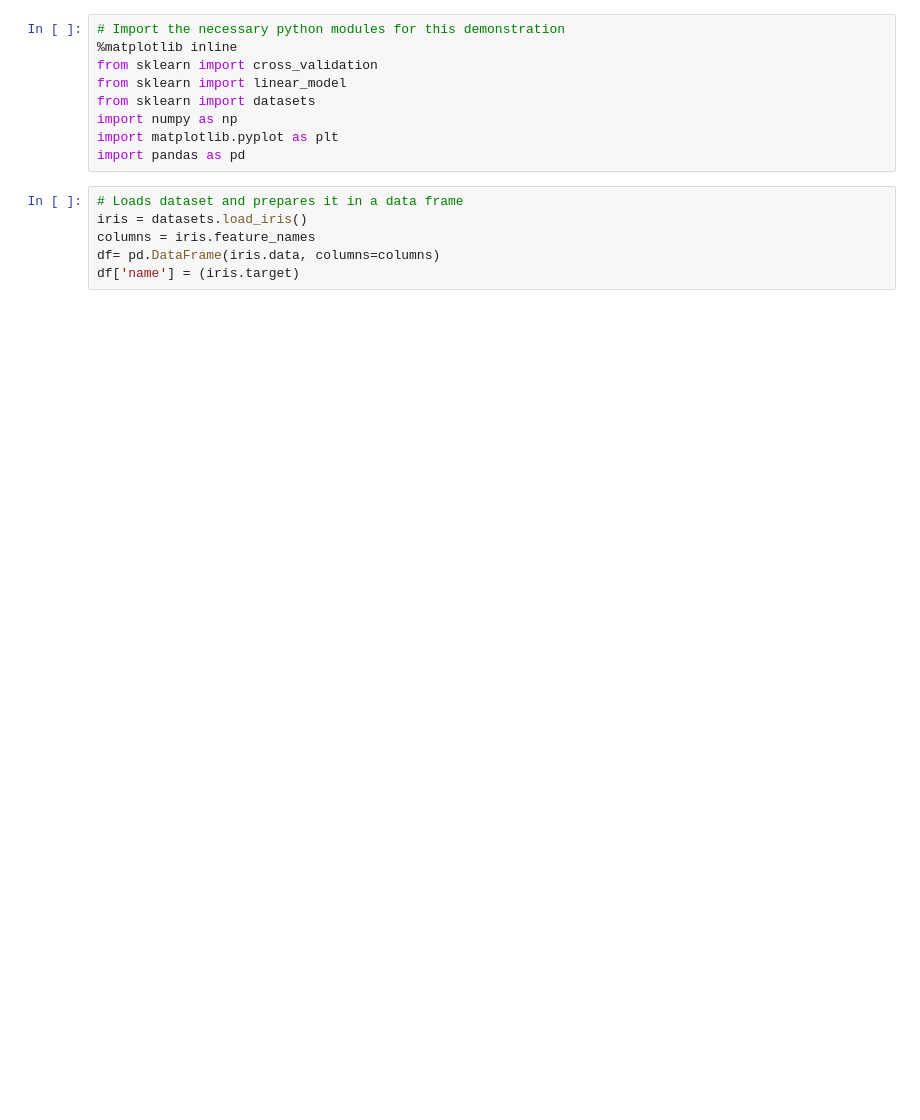
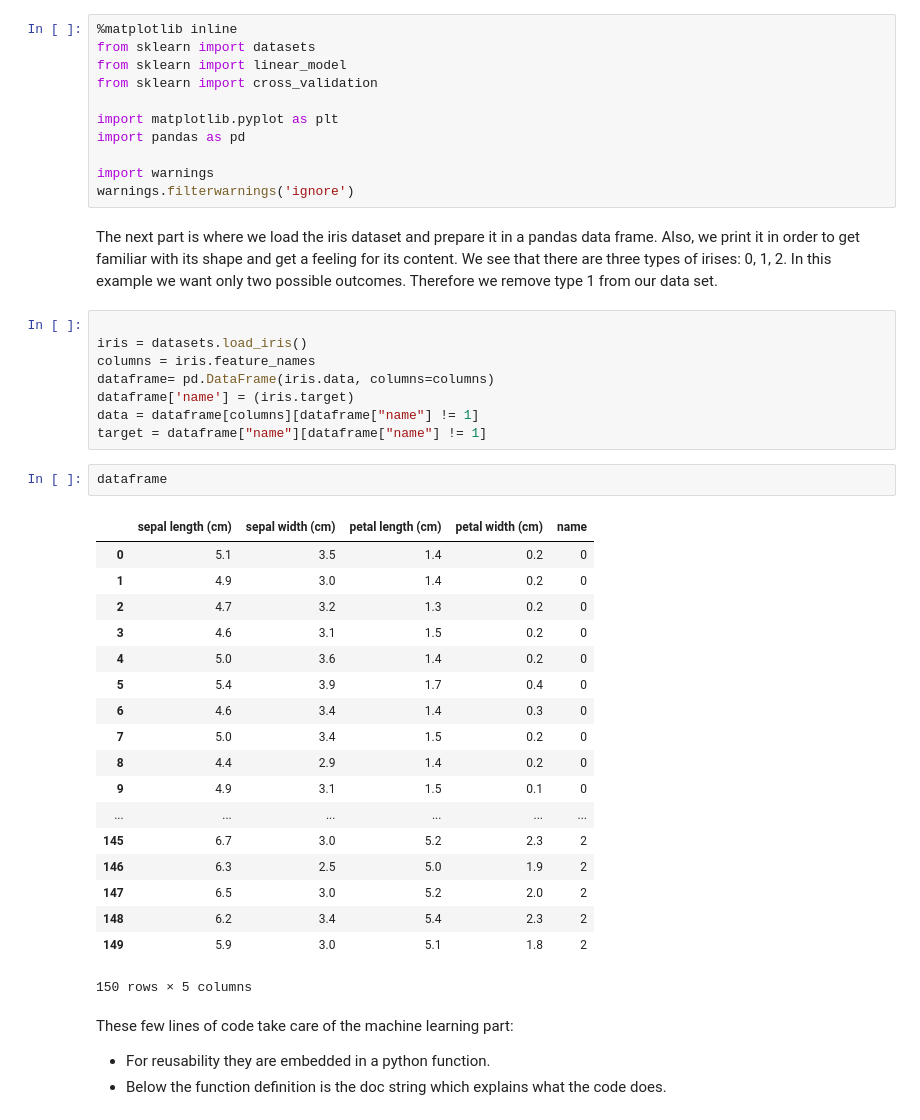
Before and after one commit to Condla/notebooks, a Jupyter notebook: IPythonSklearnIntro.ipynb, the cells around one changed output. Drawn from its saved outputs; the diff is of its cells as text; blank space fills up the shorter version.

Commit message:
adding explanations to IPython + scikit learn notebook

```diff
--- a/IPythonSklearnIntro.ipynb
+++ b/IPythonSklearnIntro.ipynb
@@ -14,16 +24,47 @@ What this notebook does:
 # %%
-# Import the necessary python modules for this demonstration
 %matplotlib inline
+from sklearn import datasets
+from sklearn import linear_model
 from sklearn import cross_validation
-from sklearn import linear_model
-from sklearn import datasets
-import numpy as np
+
 import matplotlib.pyplot as plt
 import pandas as pd
+
+import warnings
+warnings.filterwarnings('ignore')
+# %% [markdown]
+The next part is where we load the iris dataset and prepare it in a pandas data frame. Also, we print it in order to get familiar with its shape and get a feeling for its content. We see that there are three types of irises: 0, 1, 2. In this example we want only two possible outcomes. Therefore we remove type 1 from our data set.
 # %%
-# Loads dataset and prepares it in a data frame
+
 iris = datasets.load_iris()
 columns = iris.feature_names
-df= pd.DataFrame(iris.data, columns=columns)
-df['name'] = (iris.target)
+dataframe= pd.DataFrame(iris.data, columns=columns)
+dataframe['name'] = (iris.target)
+data = dataframe[columns][dataframe["name"] != 1]
+target = dataframe["name"][dataframe["name"] != 1]
+# %%
+dataframe
+# %% [output]
+|  | sepal length (cm) | sepal width (cm) | petal length (cm) | petal width (cm) | name |
+| 0 | 5.1 | 3.5 | 1.4 | 0.2 | 0 |
+| 1 | 4.9 | 3.0 | 1.4 | 0.2 | 0 |
+| 2 | 4.7 | 3.2 | 1.3 | 0.2 | 0 |
+| 3 | 4.6 | 3.1 | 1.5 | 0.2 | 0 |
+| 4 | 5.0 | 3.6 | 1.4 | 0.2 | 0 |
+| 5 | 5.4 | 3.9 | 1.7 | 0.4 | 0 |
+| 6 | 4.6 | 3.4 | 1.4 | 0.3 | 0 |
+| 7 | 5.0 | 3.4 | 1.5 | 0.2 | 0 |
+| 8 | 4.4 | 2.9 | 1.4 | 0.2 | 0 |
+| 9 | 4.9 | 3.1 | 1.5 | 0.1 | 0 |
+| ... | ... | ... | ... | ... | ... |
+| 145 | 6.7 | 3.0 | 5.2 | 2.3 | 2 |
+| 146 | 6.3 | 2.5 | 5.0 | 1.9 | 2 |
+| 147 | 6.5 | 3.0 | 5.2 | 2.0 | 2 |
+| 148 | 6.2 | 3.4 | 5.4 | 2.3 | 2 |
+| 149 | 5.9 | 3.0 | 5.1 | 1.8 | 2 |
+150 rows × 5 columns
+# %% [markdown]
+These few lines of code take care of the machine learning part:
+* For reusability they are embedded in a python function.
+* Below the function definition is the doc string which explains what the code does.
 # %%
```
Also changed, not shown: parts of 7 cells of this notebook.
